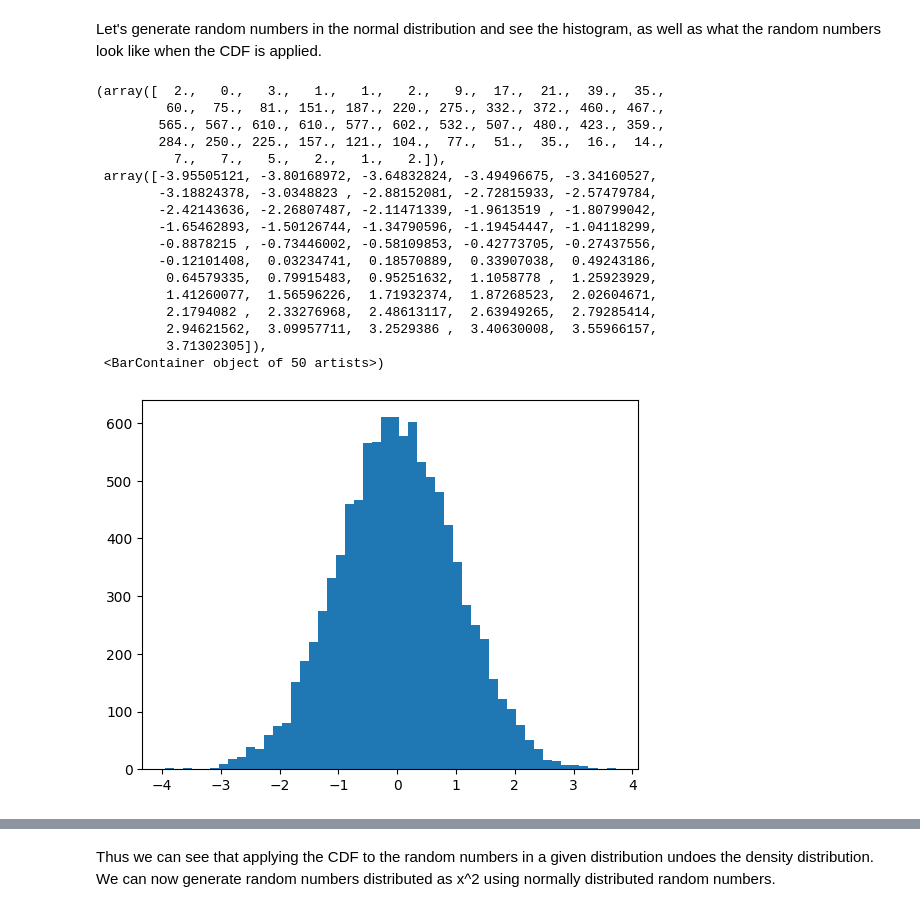
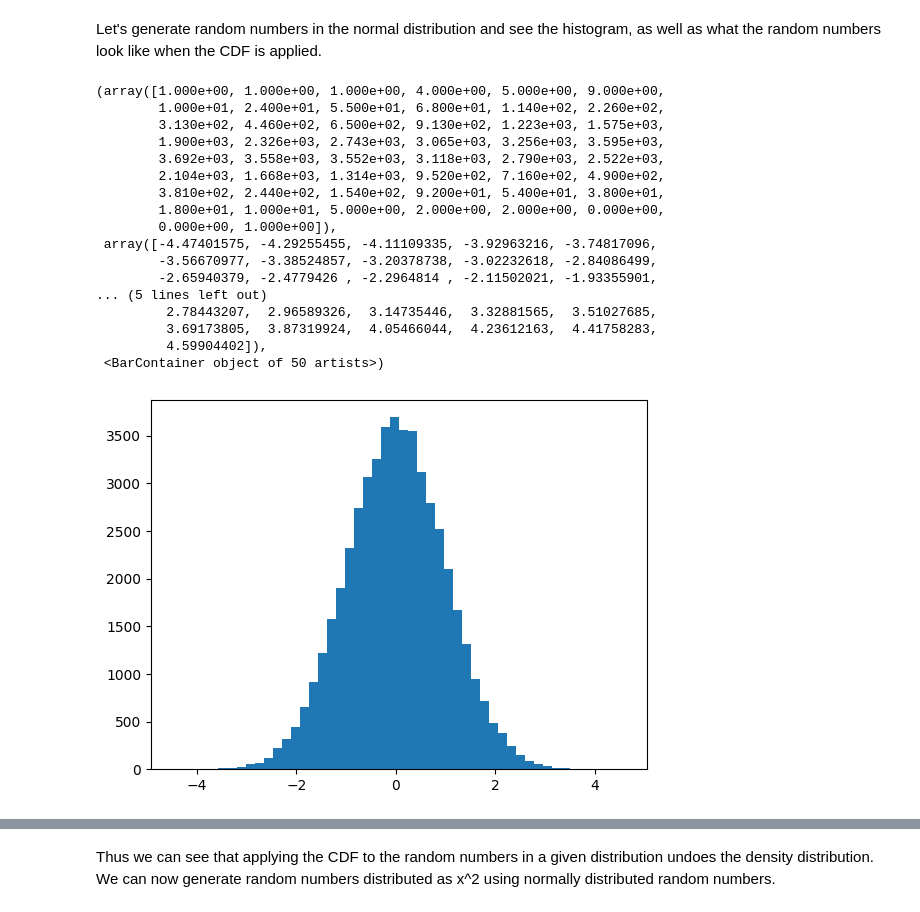
Before and after one commit to Nelarius/notebooks, a Jupyter notebook: cdf_rng/cdf_rng.ipynb, the cells around one changed output, grey strips where cells are left out. Cells and saved outputs as stored; diff of their text form; code cells hidden in the pictures.

```diff
--- a/cdf_rng/cdf_rng.ipynb
+++ b/cdf_rng/cdf_rng.ipynb
@@ -147,27 +147,27 @@ plt.plot(x, y)
 # %% [markdown]
 Let's generate random numbers in the normal distribution and see the histogram, as well as what the random numbers look like when the CDF is applied.
 # %%
-n = rng.normal(loc=0.0, scale=1.0, size=10000)
+n = rng.normal(loc=0.0, scale=1.0, size=50000)
 plt.hist(n, bins=50)
 # %% [output]
-(array([  2.,   0.,   3.,   1.,   1.,   2.,   9.,  17.,  21.,  39.,  35.,
-         60.,  75.,  81., 151., 187., 220., 275., 332., 372., 460., 467.,
-        565., 567., 610., 610., 577., 602., 532., 507., 480., 423., 359.,
-        284., 250., 225., 157., 121., 104.,  77.,  51.,  35.,  16.,  14.,
-          7.,   7.,   5.,   2.,   1.,   2.]),
- array([-3.95505121, -3.80168972, -3.64832824, -3.49496675, -3.34160527,
-        -3.18824378, -3.0348823 , -2.88152081, -2.72815933, -2.57479784,
-        -2.42143636, -2.26807487, -2.11471339, -1.9613519 , -1.80799042,
-        -1.65462893, -1.50126744, -1.34790596, -1.19454447, -1.04118299,
-        -0.8878215 , -0.73446002, -0.58109853, -0.42773705, -0.27437556,
-        -0.12101408,  0.03234741,  0.18570889,  0.33907038,  0.49243186,
-         0.64579335,  0.79915483,  0.95251632,  1.1058778 ,  1.25923929,
-         1.41260077,  1.56596226,  1.71932374,  1.87268523,  2.02604671,
-         2.1794082 ,  2.33276968,  2.48613117,  2.63949265,  2.79285414,
-         2.94621562,  3.09957711,  3.2529386 ,  3.40630008,  3.55966157,
-         3.71302305]),
+(array([1.000e+00, 1.000e+00, 1.000e+00, 4.000e+00, 5.000e+00, 9.000e+00,
+        1.000e+01, 2.400e+01, 5.500e+01, 6.800e+01, 1.140e+02, 2.260e+02,
+        3.130e+02, 4.460e+02, 6.500e+02, 9.130e+02, 1.223e+03, 1.575e+03,
+        1.900e+03, 2.326e+03, 2.743e+03, 3.065e+03, 3.256e+03, 3.595e+03,
+        3.692e+03, 3.558e+03, 3.552e+03, 3.118e+03, 2.790e+03, 2.522e+03,
+        2.104e+03, 1.668e+03, 1.314e+03, 9.520e+02, 7.160e+02, 4.900e+02,
+        3.810e+02, 2.440e+02, 1.540e+02, 9.200e+01, 5.400e+01, 3.800e+01,
+        1.800e+01, 1.000e+01, 5.000e+00, 2.000e+00, 2.000e+00, 0.000e+00,
+        0.000e+00, 1.000e+00]),
+ array([-4.47401575, -4.29255455, -4.11109335, -3.92963216, -3.74817096,
+        -3.56670977, -3.38524857, -3.20378738, -3.02232618, -2.84086499,
+        -2.65940379, -2.4779426 , -2.2964814 , -2.11502021, -1.93355901,
+... (5 lines left out)
+         2.78443207,  2.96589326,  3.14735446,  3.32881565,  3.51027685,
+         3.69173805,  3.87319924,  4.05466044,  4.23612163,  4.41758283,
+         4.59904402]),
  <BarContainer object of 50 artists>)
-[figure, old version]
+[figure, new version]
 # %%
 n_cdf = np.array([0.5 * (1.0 + math.erf(x / (math.sqrt(2.0)))) for x in n])
 plt.hist(n_cdf, bins=50)
```
Also changed, not shown: parts of 4 cells of this notebook.
